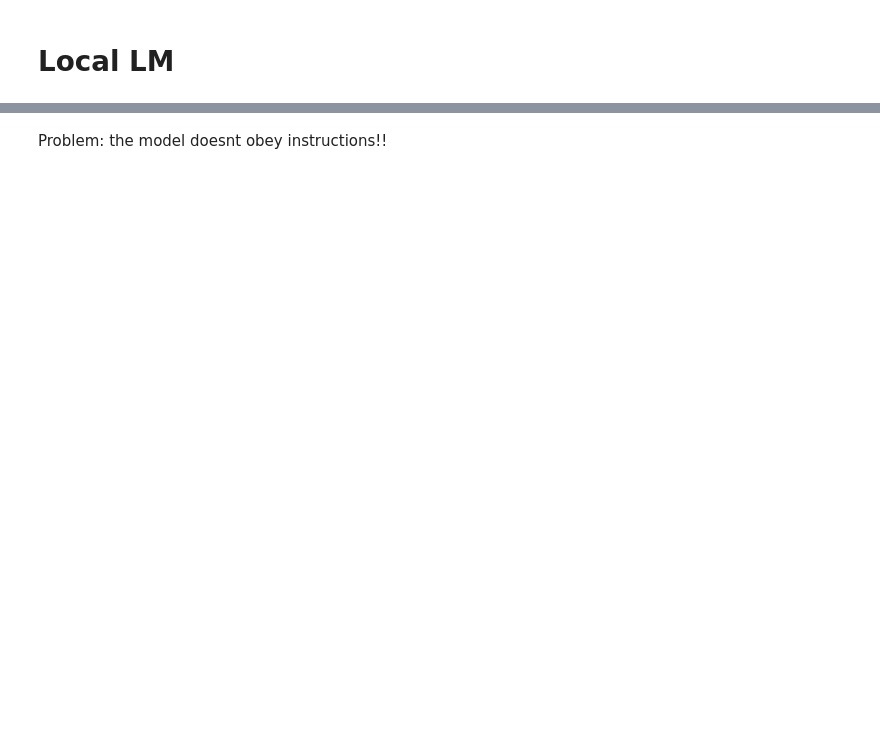
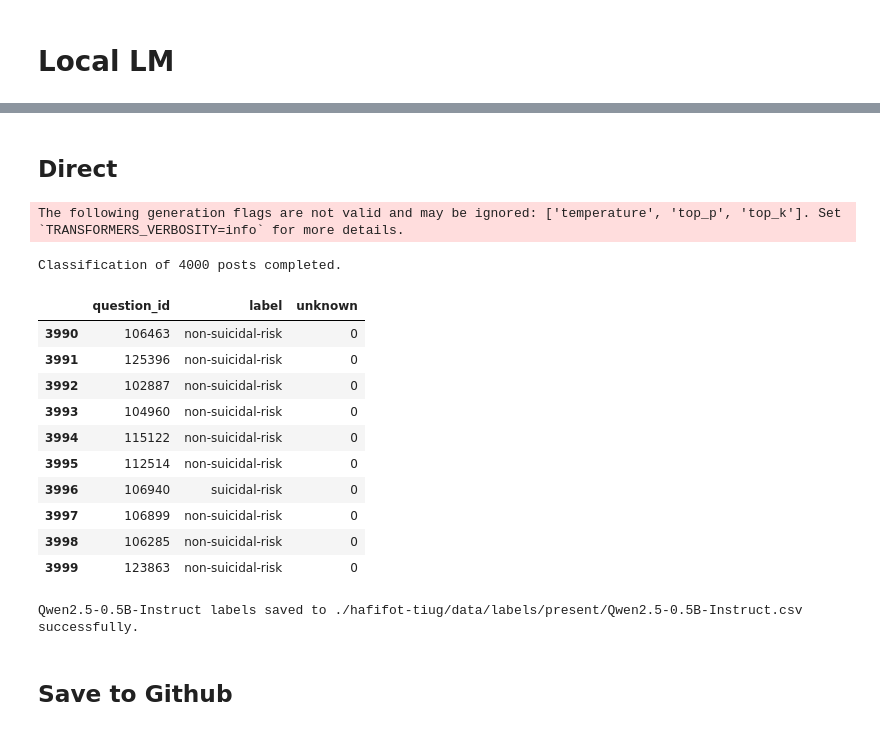
Before and after one commit to DanielHevdeli/hafifot-tiug, a Jupyter notebook: LLM_as_annotator.ipynb, the cells around one changed output, grey strips where cells are left out. Cells and saved outputs as stored; diff of their text form; code cells hidden in the pictures; blank space fills up the shorter version.

```diff
--- a/LLM_as_annotator.ipynb
+++ b/LLM_as_annotator.ipynb
@@ -109 +121,20 @@ dspy.configure(lm=hebrew_lm)
+# %%
+def classify(tokenizer, hf_model, prompt):
+    # Tokenize, Generate, Clean
+    inputs = tokenizer(prompt, return_tensors="pt").to(hf_model.device)
+    prompt_len = inputs["input_ids"].shape[1]
+    outputs = hf_model.generate(
+        **inputs,
+        max_new_tokens=64,
+        temperature=0,
+        do_sample=False
+    )
+    generated_ids = outputs[0, prompt_len:]
+    generated_text = tokenizer.decode(generated_ids, skip_special_tokens=True)
+    return get_class(generated_text)
+# %%
+def direct_classify_post(user_text: str) -> str:
+    system_instruction = f"SYSTEM: You are an expert classifier. Your task is to classify the given text into {CLASSES[0]} or {CLASSES[1]}. Output ONLY a JSON object with a single key 'label' and the classification result as its value. Do NOT include any other text, markdown, or explanations.\n"
+    formatted_prompt = f"{system_instruction}USER:\n{user_text}\nASSISTANT:\n"
+    return classify(tokenizer=tokenizer, hf_model=model, prompt=formatted_prompt)
 # %% [markdown]
@@ -111,5 +142,5 @@ dspy.configure(lm=hebrew_lm)
 # %%
-sr_classifier = SRClassifier()
-user_prompt = posts_df.iloc[3]['text']
-label = sr_classifier(user_prompt)
-print(label)
+# sr_classifier = SRClassifier()
+# user_prompt = posts_df.iloc[3]['text']
+# label = sr_classifier(user_prompt)
+# print(label)
@@ -138,6 +147,3 @@ Adapter JSONAdapter failed to parse the LM response.
-# %% [markdown]
-Problem:
-the model doesnt obey instructions!!
 # %%
 # sr_classifier = SRClassifier()
 # posts_labels = []
@@ -152,9 +158,49 @@ the model doesnt obey instructions!!
 #     i += 1
 
 # print(f"Classification of {len(posts_labels)} posts completed.")
+# %% [markdown]
+## Direct
+# %%
+from tqdm.notebook import tqdm
+
+posts_labels = []
+
+for index, row in tqdm(posts_df.iterrows(), total=len(posts_df), desc="Classifying posts"):
+    question_id = row['question_id']
+    text = row['text']
+    label, unknown = direct_classify_post(text)
+    posts_labels.append({'question_id': question_id, 'label': label, "unknown": unknown})
+
+print(f"Classification of {len(posts_labels)} posts completed.")
+# %% [output]
+The following generation flags are not valid and may be ignored: ['temperature', 'top_p', 'top_k']. Set `TRANSFORMERS_VERBOSITY=info` for more details.
+Classification of 4000 posts completed.
+# %%
+post_labels_df = pd.DataFrame(posts_labels)
+display(post_labels_df.tail(10))
+# %% [output]
+|  | question_id | label | unknown |
+| 3990 | 106463 | non-suicidal-risk | 0 |
+| 3991 | 125396 | non-suicidal-risk | 0 |
+| 3992 | 102887 | non-suicidal-risk | 0 |
+| 3993 | 104960 | non-suicidal-risk | 0 |
+| 3994 | 115122 | non-suicidal-risk | 0 |
+| 3995 | 112514 | non-suicidal-risk | 0 |
+| 3996 | 106940 | suicidal-risk | 0 |
+| 3997 | 106899 | non-suicidal-risk | 0 |
+| 3998 | 106285 | non-suicidal-risk | 0 |
+| 3999 | 123863 | non-suicidal-risk | 0 |
 # %%
-# post_labels_df = pd.DataFrame(posts_labels)
-# post_labels_df.head()
-# save_path = f'./hafifot-tiug/data/labels/present/{MODEL_SHORT_NAME}'
-# pd.to_csv(f'{save_path}.csv', index=False)
-# print(f"{MODEL_SHORT_NAME} labels saved to {save_path} successfully.")
+MODEL_SHORT_NAME = MODEL_NAME.split('/')[-1]
+
+save_dir = './hafifot-tiug/data/labels/present'
+if not os.path.exists(save_dir):
+    os.makedirs(save_dir)
+
+save_path = f'{save_dir}/{MODEL_SHORT_NAME}.csv'
+post_labels_df.to_csv(save_path, index=False)
+print(f"{MODEL_SHORT_NAME} labels saved to {save_path} successfully.")
+# %% [output]
+Qwen2.5-0.5B-Instruct labels saved to ./hafifot-tiug/data/labels/present/Qwen2.5-0.5B-Instruct.csv successfully.
+# %% [markdown]
+## Save to Github
```
Also changed, not shown: parts of 21 cells of this notebook.
